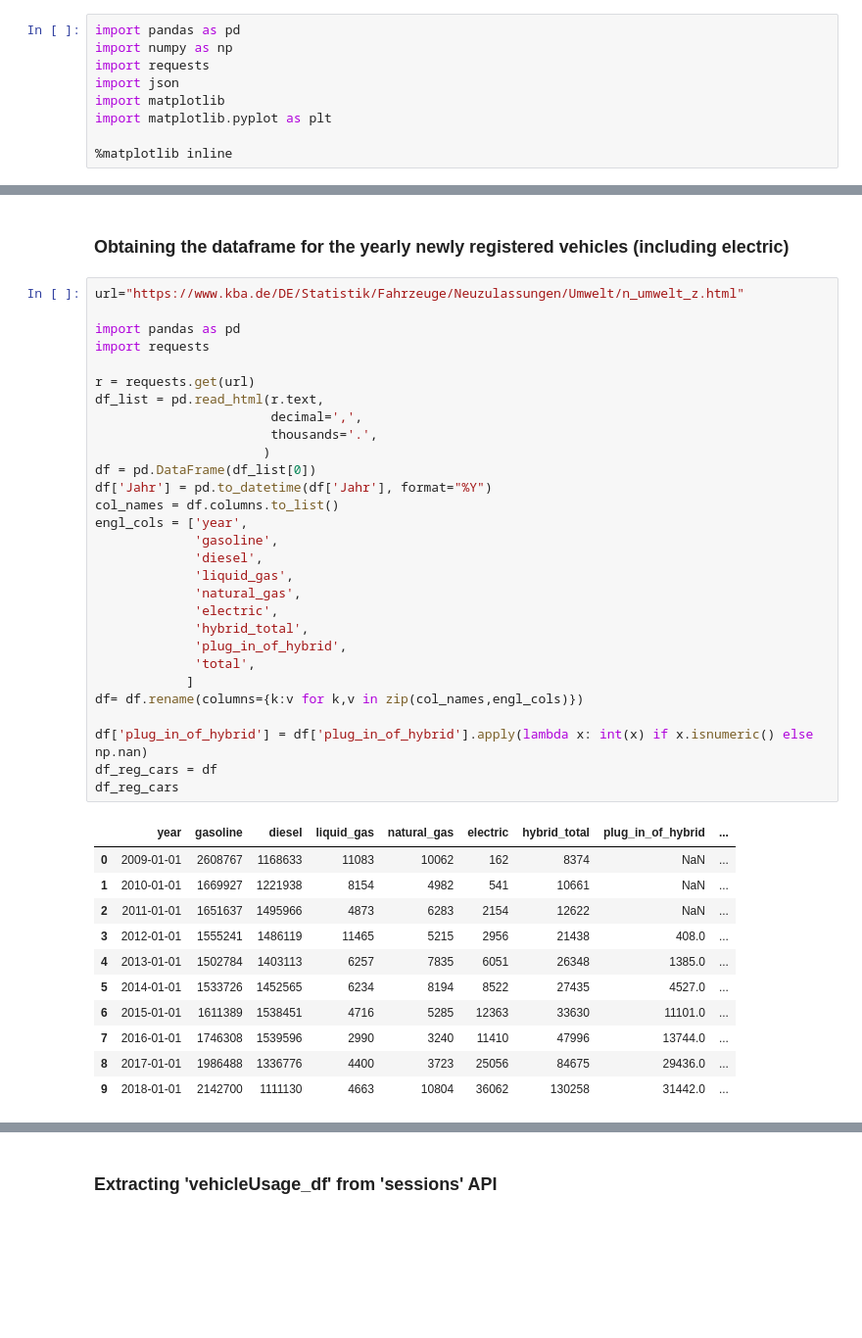
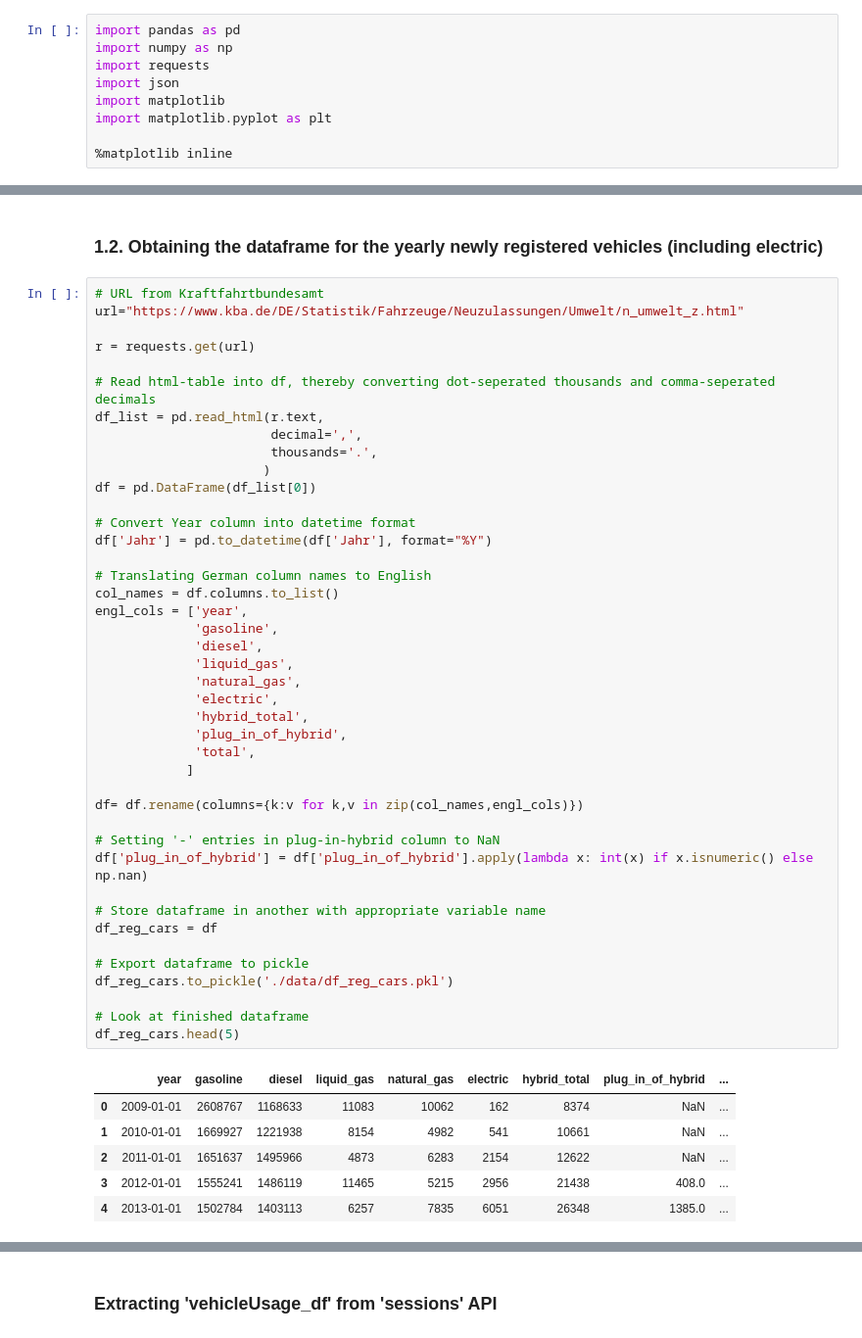
Before and after one commit to n1oftheabove/BowieMobility, a Jupyter notebook: main_bowiemobility.ipynb, the cells around one changed output, grey strips where cells are left out. Shown: that part at 98% size. Saved outputs shown, nothing was run; the diff lists cells and outputs as text; blank space fills up the shorter version.

```diff
--- a/main_bowiemobility.ipynb
+++ b/main_bowiemobility.ipynb
@@ -93,44 +110,52 @@ df_ch_st
 # %% [markdown]
-### Obtaining the dataframe for the yearly newly registered vehicles (including electric)
+### 1.2. Obtaining the dataframe for the yearly newly registered vehicles (including electric)
 # %%
+# URL from Kraftfahrtbundesamt
 url="https://www.kba.de/DE/Statistik/Fahrzeuge/Neuzulassungen/Umwelt/n_umwelt_z.html"
 
-import pandas as pd
-import requests
+r = requests.get(url)
 
-r = requests.get(url)
+# Read html-table into df, thereby converting dot-seperated thousands and comma-seperated decimals
 df_list = pd.read_html(r.text,
                        decimal=',',
                        thousands='.',
                       )
 df = pd.DataFrame(df_list[0])
+
+# Convert Year column into datetime format
 df['Jahr'] = pd.to_datetime(df['Jahr'], format="%Y")
+
+# Translating German column names to English
 col_names = df.columns.to_list()
 engl_cols = ['year',
              'gasoline',
              'diesel',
              'liquid_gas',
              'natural_gas',
              'electric',
              'hybrid_total',
              'plug_in_of_hybrid',
              'total',
             ]
+
 df= df.rename(columns={k:v for k,v in zip(col_names,engl_cols)})
 
+# Setting '-' entries in plug-in-hybrid column to NaN
 df['plug_in_of_hybrid'] = df['plug_in_of_hybrid'].apply(lambda x: int(x) if x.isnumeric() else np.nan)
+
+# Store dataframe in another with appropriate variable name
 df_reg_cars = df
-df_reg_cars
+
+# Export dataframe to pickle
+df_reg_cars.to_pickle('./data/df_reg_cars.pkl')
+
+# Look at finished dataframe
+df_reg_cars.head(5)
 # %% [output]
 |  | year | gasoline | diesel | liquid_gas | natural_gas | electric | hybrid_total | plug_in_of_hybrid | ... |
 | 0 | 2009-01-01 | 2608767 | 1168633 | 11083 | 10062 | 162 | 8374 | NaN | ... |
 | 1 | 2010-01-01 | 1669927 | 1221938 | 8154 | 4982 | 541 | 10661 | NaN | ... |
 | 2 | 2011-01-01 | 1651637 | 1495966 | 4873 | 6283 | 2154 | 12622 | NaN | ... |
 | 3 | 2012-01-01 | 1555241 | 1486119 | 11465 | 5215 | 2956 | 21438 | 408.0 | ... |
 | 4 | 2013-01-01 | 1502784 | 1403113 | 6257 | 7835 | 6051 | 26348 | 1385.0 | ... |
-| 5 | 2014-01-01 | 1533726 | 1452565 | 6234 | 8194 | 8522 | 27435 | 4527.0 | ... |
-| 6 | 2015-01-01 | 1611389 | 1538451 | 4716 | 5285 | 12363 | 33630 | 11101.0 | ... |
-| 7 | 2016-01-01 | 1746308 | 1539596 | 2990 | 3240 | 11410 | 47996 | 13744.0 | ... |
-| 8 | 2017-01-01 | 1986488 | 1336776 | 4400 | 3723 | 25056 | 84675 | 29436.0 | ... |
-| 9 | 2018-01-01 | 2142700 | 1111130 | 4663 | 10804 | 36062 | 130258 | 31442.0 | ... |
 # %% [markdown]
```
Also changed, not shown: parts of 34 cells of this notebook.
